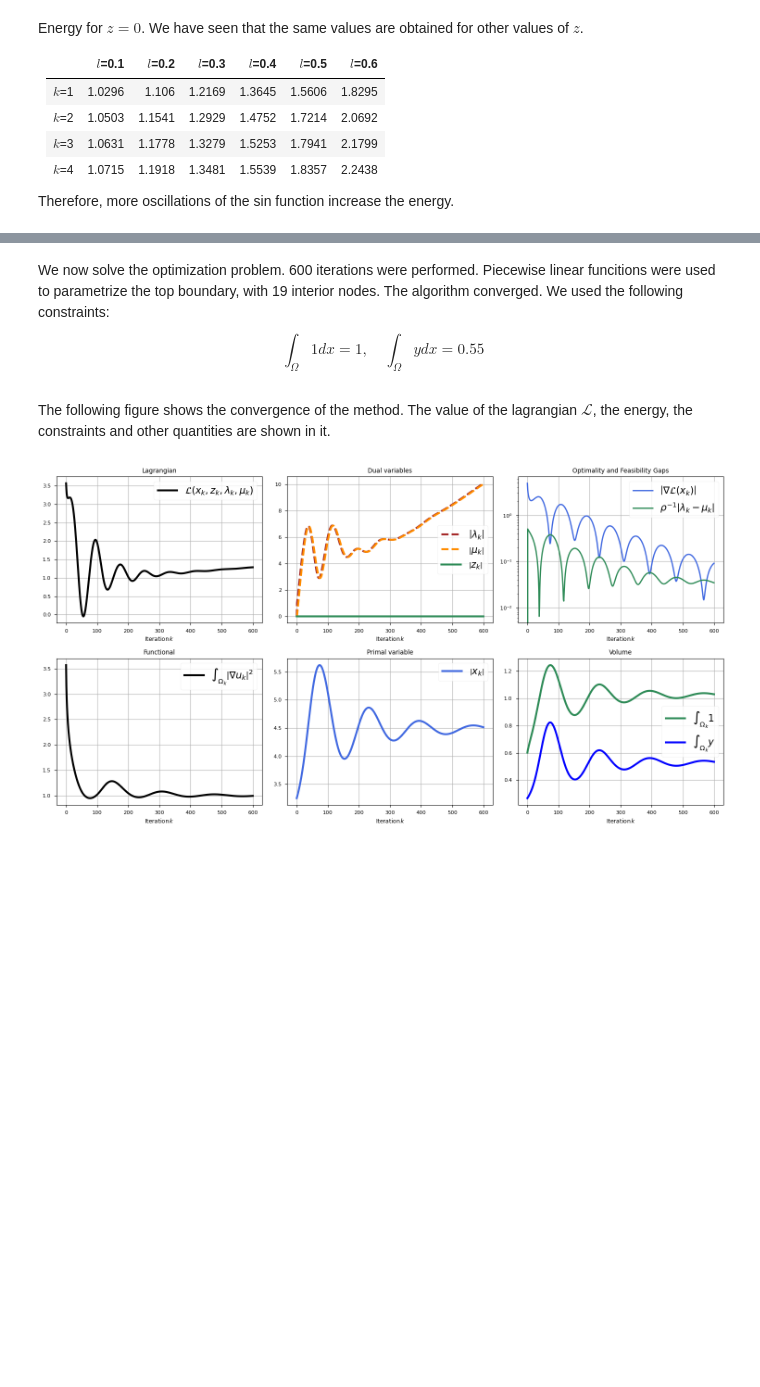
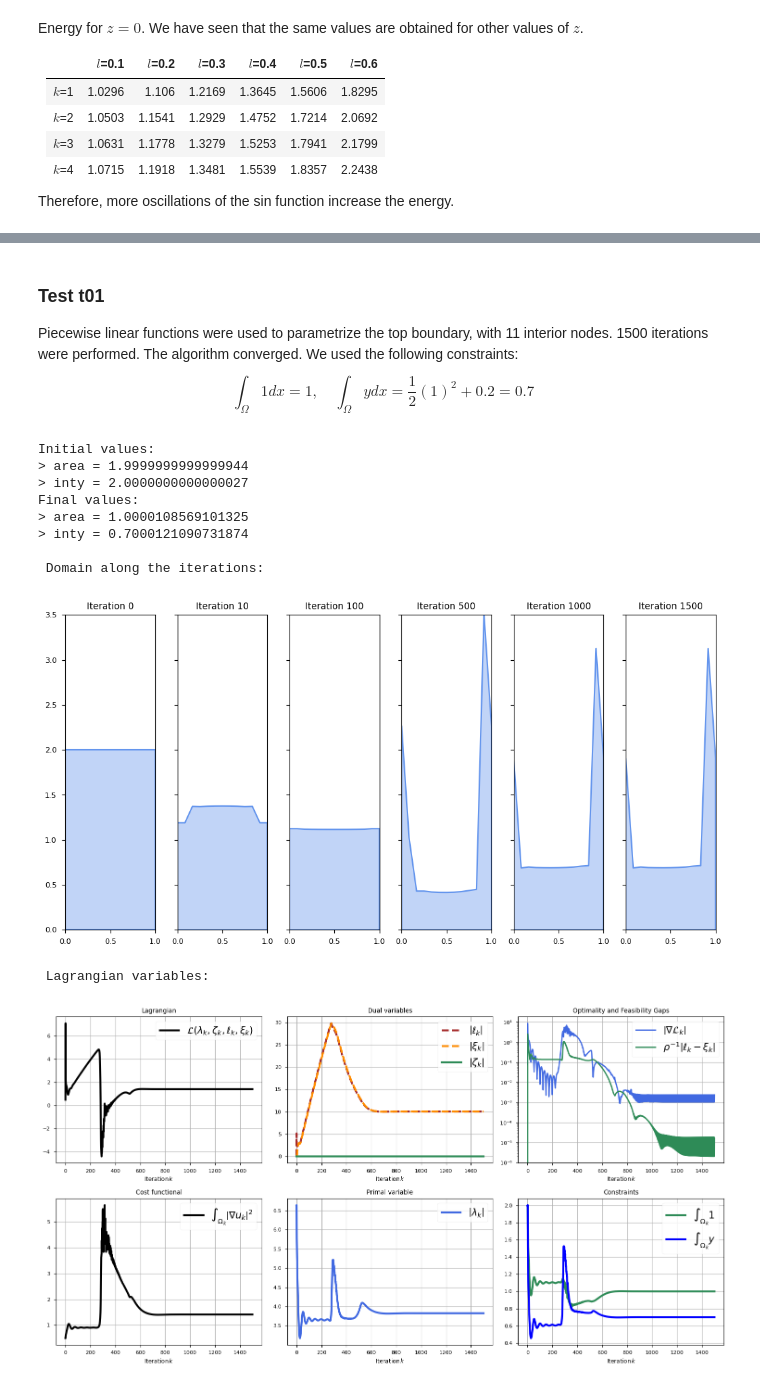
Before and after one commit to JD26/water, a Jupyter notebook: notes.ipynb, the cells around one changed output, grey strips where cells are left out. Cells and saved outputs as stored; diff of their text form; code cells hidden in the pictures; blank space fills up the shorter version.

```diff
--- a/notes.ipynb
+++ b/notes.ipynb
@@ -137,16 +171,25 @@ Therefore, more oscillations of the sin function increase the energy.
 # %% [markdown]
-We now solve the optimization problem. 600 iterations were performed. Piecewise linear funcitions were used to parametrize the top boundary, with 19 interior nodes. The algorithm converged.
+### Test t01
+Piecewise linear functions were used to parametrize the top boundary, with 11 interior nodes.
+1500 iterations were performed. The algorithm converged.
 We used the following constraints:
 $$
-\int_{\Omega}1 dx= 1, \quad  \int_{\Omega}y dx= 0.55
+\int_{\Omega}1 dx= 1, \quad  \int_{\Omega}y dx= \frac{1}{2}(1)^2 + 0.2 = 0.7
 $$
-# %% [markdown]
-The following figure shows the convergence of the method. The value of the lagrangian $\mathcal{L}$, the energy, the constraints and other quantities are shown in it.
-# %%
-import codewater as cw
-cw.Plot()
-# %% [output]
-[figure, removed]
+# %%
+cw.test_plot("t01", 3.5, [0, 10, 100, 500, 1000, 1500])
+# %% [output]
+Initial values:
+> area = 1.9999999999999944
+> inty = 2.0000000000000027
+Final values:
+> area = 1.0000108569101325
+> inty = 0.7000121090731874
+
+ Domain along the iterations:
+[figure, added]
+ Lagrangian variables:
+[figure, added]
 # %% [markdown]
 Comments:
 
```
Also changed, not shown: parts of 12 cells of this notebook.
